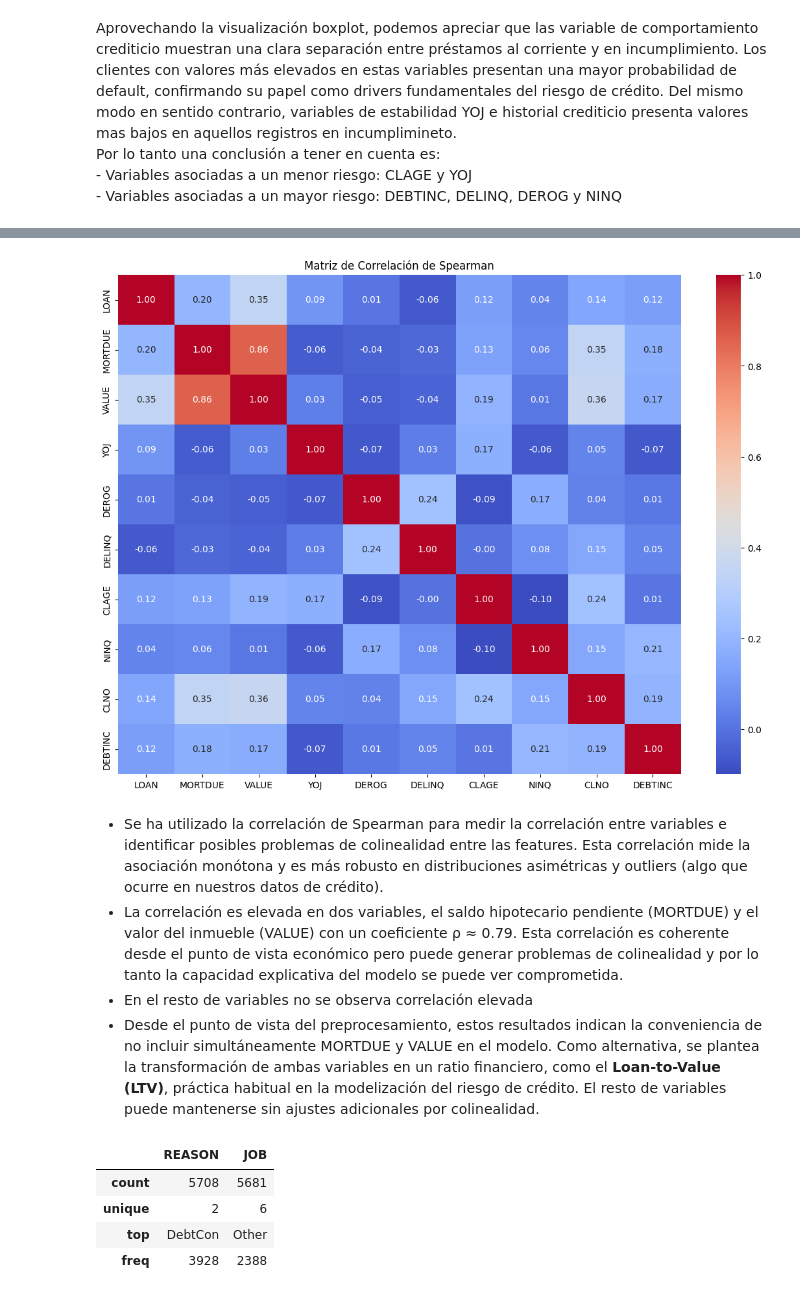
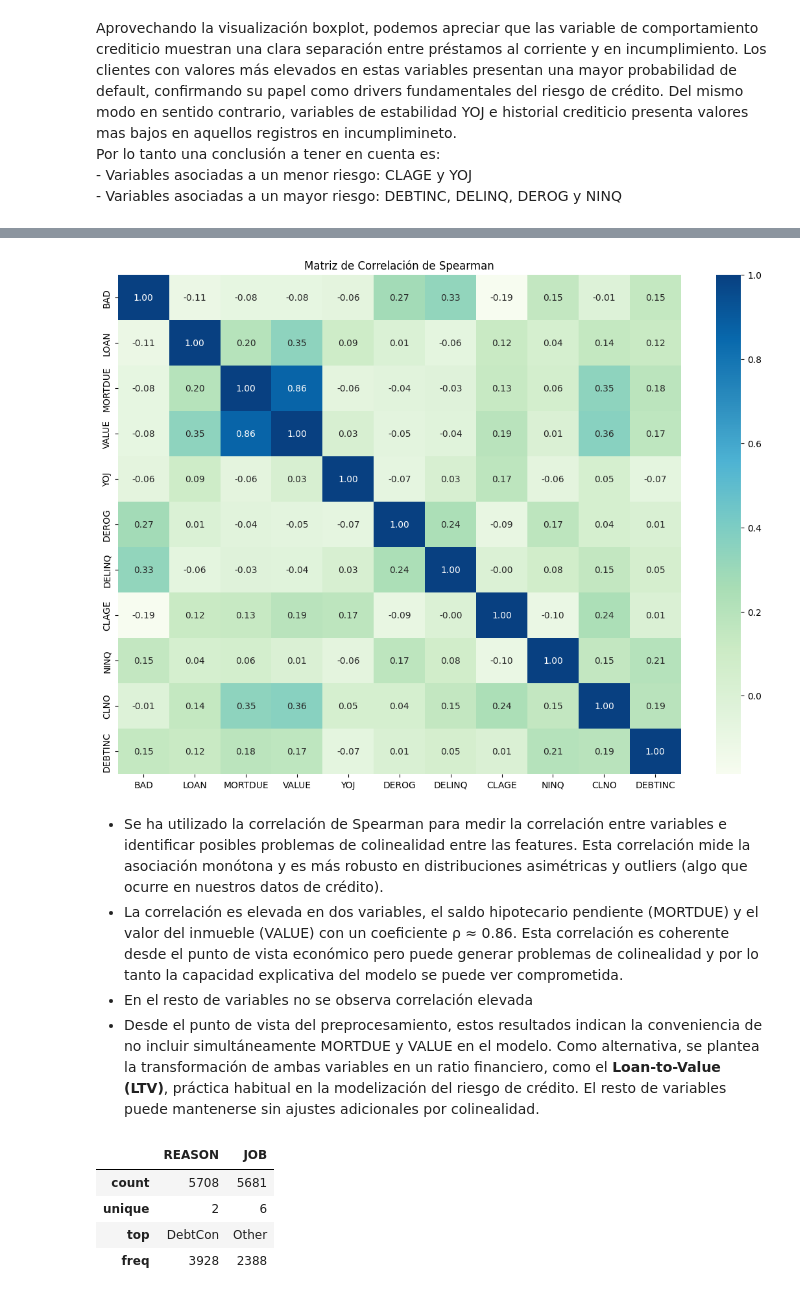
Before and after one commit to Karimhh8/tfm-data-science-credit-risk-karim, a Jupyter notebook: notebooks/01_EDA_HMEQ.ipynb, the cells around one changed output, grey strips where cells are left out. Saved outputs shown, nothing was run; the diff lists cells and outputs as text; code cells hidden in the pictures.

Commit message:
Actualiza notebooks, transformers y modelos; anade requirements.txt y memoria PDF

```diff
--- a/notebooks/01_EDA_HMEQ.ipynb
+++ b/notebooks/01_EDA_HMEQ.ipynb
@@ -434,5 +593,5 @@ Por lo tanto una conclusión a tener en cuenta es:
 # %%
 # Matriz de correlaciones
-spearman_corr = num_vars.corr(method='spearman')
+spearman_corr = num_vars_target.corr(method='spearman')
 spearman_corr
 # %% [output]
@@ -450,14 +610,14 @@ spearman_corr
 # %%
 # Visualización de la matriz de correlaciones Spearman
 plt.figure(figsize = (14,10))
-sns.heatmap(spearman_corr, annot=True, fmt=".2f", cmap="coolwarm")
+sns.heatmap(spearman_corr, annot=True, fmt=".2f", cmap="GnBu")
 plt.title("Matriz de Correlación de Spearman")
 plt.show()
 # %% [output]
-[figure, old version]
+[figure, new version]
 # %% [markdown]
 - Se ha utilizado la correlación de Spearman para medir la correlación entre variables e identificar posibles problemas de colinealidad entre las features. Esta correlación mide la asociación monótona y es más robusto en distribuciones asimétricas y outliers (algo que ocurre en nuestros datos de crédito).
-- La correlación es elevada en dos variables, el saldo hipotecario pendiente (MORTDUE) y el valor del inmueble (VALUE) con un coeficiente ρ ≈ 0.79. Esta correlación es coherente desde el punto de vista económico pero puede generar problemas de colinealidad y por lo tanto la capacidad explicativa del modelo se puede ver comprometida.
+- La correlación es elevada en dos variables, el saldo hipotecario pendiente (MORTDUE) y el valor del inmueble (VALUE) con un coeficiente ρ ≈ 0.86. Esta correlación es coherente desde el punto de vista económico pero puede generar problemas de colinealidad y por lo tanto la capacidad explicativa del modelo se puede ver comprometida.
 - En el resto de variables no se observa correlación elevada
 - Desde el punto de vista del preprocesamiento, estos resultados indican la conveniencia de no incluir simultáneamente MORTDUE y VALUE en el modelo. Como alternativa, se plantea la transformación de ambas variables en un ratio financiero, como el **Loan-to-Value (LTV)**, práctica habitual en la modelización del riesgo de crédito. El resto de variables puede mantenerse sin ajustes adicionales por colinealidad.
 # %%
```
Also changed, not shown: parts of 20 cells of this notebook, 13 other files.
